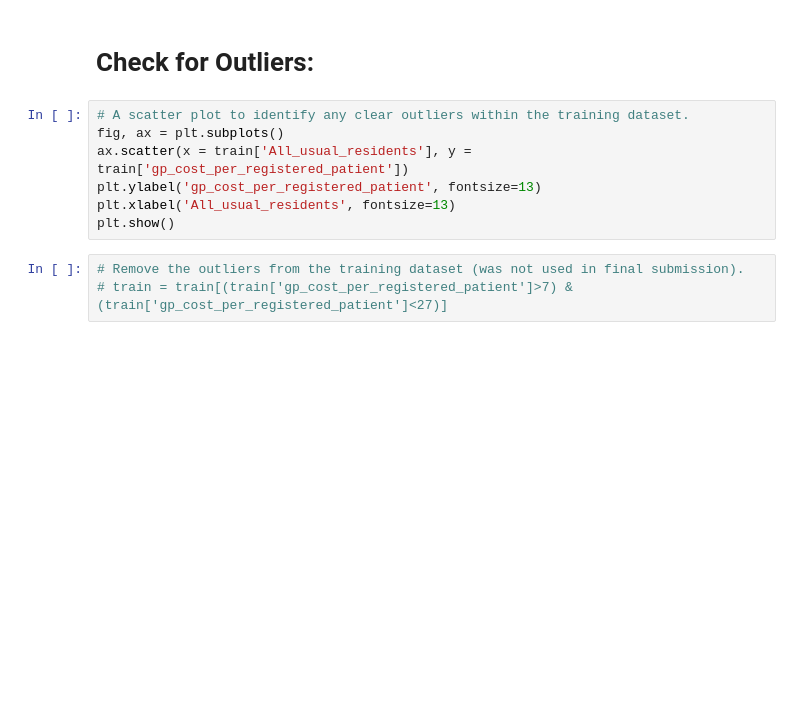
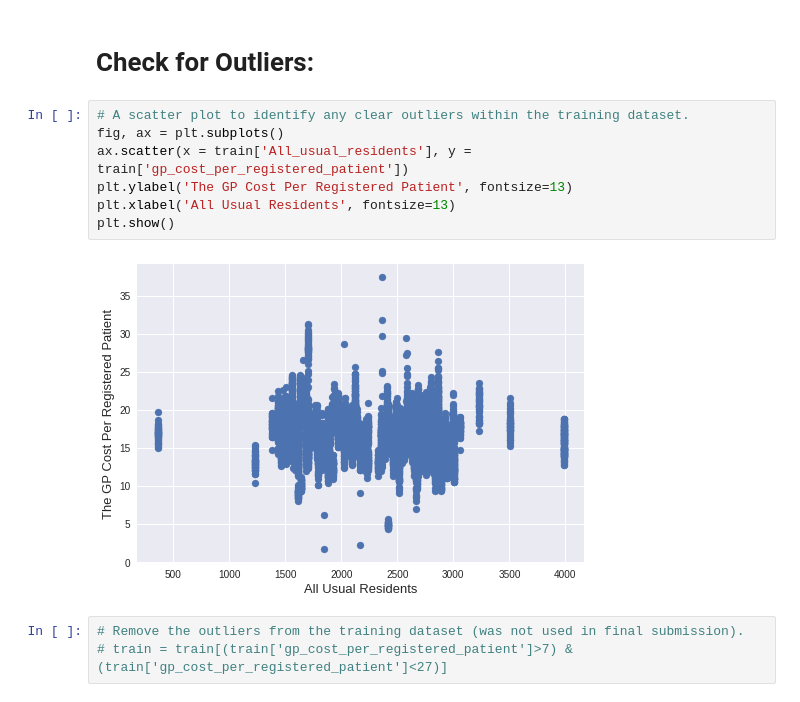
Before and after one commit to mlennox562/Data-Hackathon-2017, a Jupyter notebook: Final-Notebook-Allstate-Data-Hackathon.ipynb, the cells around one changed output. Cells and saved outputs as stored; diff of their text form; blank space fills up the shorter version.

```diff
--- a/Final-Notebook-Allstate-Data-Hackathon.ipynb
+++ b/Final-Notebook-Allstate-Data-Hackathon.ipynb
@@ -110,10 +128,12 @@ test.head(5)
 # %%
 # A scatter plot to identify any clear outliers within the training dataset.
 fig, ax = plt.subplots()
 ax.scatter(x = train['All_usual_residents'], y = train['gp_cost_per_registered_patient'])
-plt.ylabel('gp_cost_per_registered_patient', fontsize=13)
-plt.xlabel('All_usual_residents', fontsize=13)
+plt.ylabel('The GP Cost Per Registered Patient', fontsize=13)
+plt.xlabel('All Usual Residents', fontsize=13)
 plt.show()
+# %% [output]
+[figure, added]
 # %%
 # Remove the outliers from the training dataset (was not used in final submission).
 # train = train[(train['gp_cost_per_registered_patient']>7) & (train['gp_cost_per_registered_patient']<27)]
```
Also changed, not shown: parts of 19 cells of this notebook.
